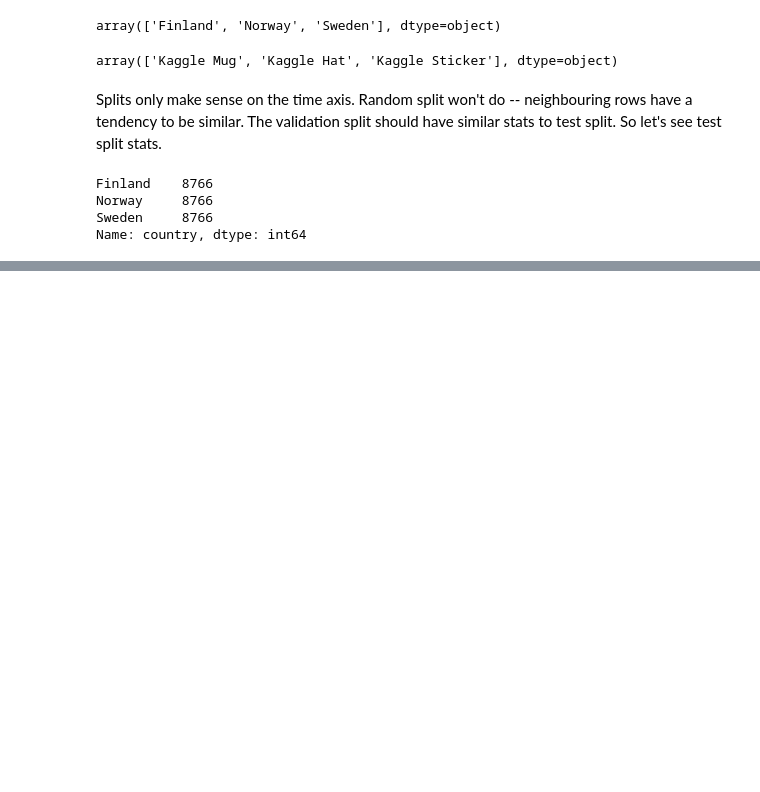
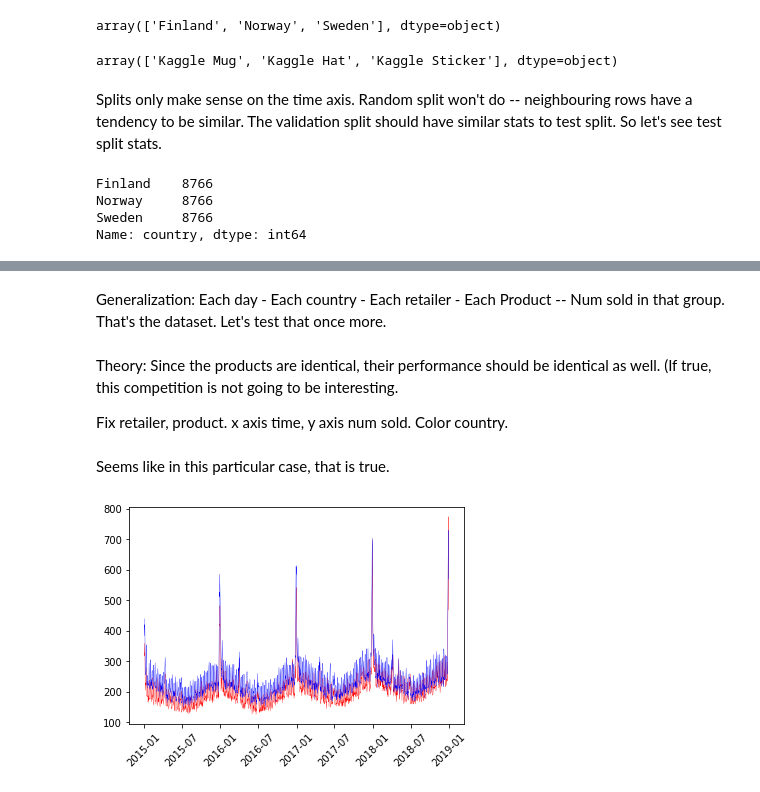
Before and after one commit to tornikeo/kaggle, a Jupyter notebook: tps-2022-eda-v2.ipynb, the cells around one changed output, grey strips where cells are left out. Drawn from its saved outputs; the diff is of its cells as text; code cells hidden in the pictures; blank space fills up the shorter version.

Commit message:
Kaggle Notebook | TPS_2022_eda_v2 | Version 3

```diff
--- a/tps-2022-eda-v2.ipynb
+++ b/tps-2022-eda-v2.ipynb
@@ -3,7 +3,7 @@ import numpy as np # linear algebra
 import pandas as pd # data processing, CSV file I/O (e.g. pd.read_csv)
 import os
 # %%
-train_full = pd.read_csv('../input/tabular-playground-series-jan-2022/train.csv',index_col=0)
+train_full = pd.read_csv('../input/tabular-playground-series-jan-2022/train.csv',index_col=0,parse_dates=['date'])
 # %%
 train_full
 # %% [output]
@@ -118,0 +136,2 @@ Name: country, dtype: int64
+# %% [markdown]
+Generalization: Each day - Each country - Each retailer - Each Product -- Num sold in that group. That's the dataset. Let's test that once more.
@@ -118,0 +141,22 @@ Name: country, dtype: int64
+# %% [markdown]
+Theory: Since the products are identical, their performance should be identical as well. (If true, this competition is not going to be interesting.
+
+Fix retailer, product.
+x axis time, y axis num sold. Color country.
+# %%
+# proda = train_full.query('country == "Finland" and store == "KaggleMart" and product == "Kaggle Mug"')
+# prodb = train_full.query('country == "Finland" and store == "KaggleMart" and product == "Kaggle Mug"')
+gb = train_full.groupby(['country','store','product'])
+proda = gb.get_group(('Finland','KaggleMart','Kaggle Mug'))
+prodb = gb.get_group(('Sweden','KaggleMart','Kaggle Mug'))
+# %% [markdown]
+Seems like in this particular case, that is true.
+# %%
+import seaborn as sns
+
+plt.plot(proda.date, proda.num_sold, c='r', linewidth=.3)
+plt.plot(prodb.date, prodb.num_sold, c='b', linewidth=.3)
+plt.xticks(rotation=45)
+plt.show()
+# %% [output]
+[figure, added]
```
Also changed, not shown: parts of 13 cells of this notebook.
